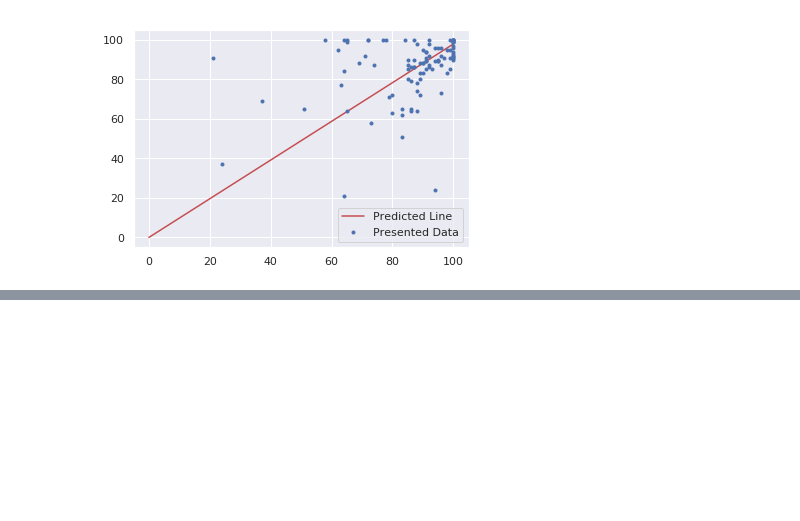
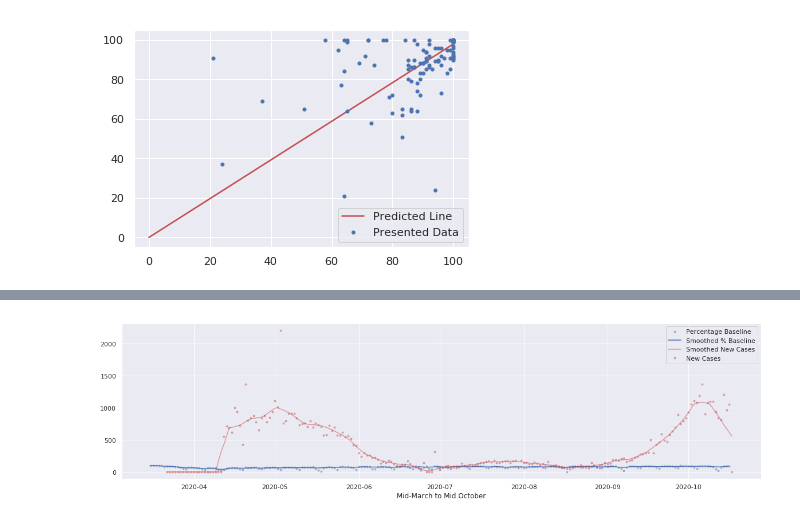
Before and after one commit to clement-ip/covid-airport-travel, a Jupyter notebook: analyze_both.ipynb, the cells around one changed output, grey strips where cells are left out. Drawn from its saved outputs; the diff is of its cells as text; code cells hidden in the pictures; blank space fills up the shorter version.

```diff
--- a/analyze_both.ipynb
+++ b/analyze_both.ipynb
@@ -271,0 +298,29 @@ plt.legend()
+# %%
+# baseline seems constant; except for the small dip in March
+# Find factors to attribute to the two curves - small bump in the summer?
+# The second one might be an instance to not increase flights to YUL
+
+new_cases_smooth = lowess(yulCases['Difference'], yulCases["timestamp"], frac =0.05)#,is_sorted = True, return_sorted=False)
+baseline_smooth = lowess(yul['PercentOfBaseline'], yul["Date"], frac =0.04) #to reduce weekly cycle effect 7/214 = 0.327
+yulCases['Diff_smooth'] = new_cases_smooth[:,1]
+yul['Baseline_smooth'] = baseline_smooth[:,1]
+# Ensure both yul and yulCases start and end on the same dates
+if (yul.count().loc['Date'] != yulCases.count().loc['Date']):
+    joined = yulCases[["Date","Difference","Confirmed","Diff_smooth"]].join(yul[["Date","PercentOfBaseline","Baseline_smooth"]].set_index('Date'), on='Date')
+    joined = joined.dropna()
+    X = joined["Diff_smooth"]
+    y = joined["Baseline_smooth"]
+else:
+    X = yulCases["Diff_smooth"]
+    y = yul["Baseline_smooth"]
+
+plt.figure(figsize = (20,5))
+plt.plot(yul["Date"], yul['PercentOfBaseline'], 'b.', label = 'Percentage Baseline', alpha=0.4)
+plt.plot(yul["Date"], yul['Baseline_smooth'],'b-',label = 'Smoothed % Baseline')
+plt.plot(yulCases["Date"], yulCases["Diff_smooth"], 'r-', label = 'Smoothed New Cases', alpha = 0.5)
+plt.plot(yulCases["Date"], yulCases['Difference'], 'r.', label = 'New Cases', alpha = 0.4)
+plt.xlabel("Mid-March to Mid October")
+plt.legend()
+plt.show()
+# %% [output]
+[figure, added]
```
Also changed, not shown: parts of 13 cells of this notebook, 2 other files.
